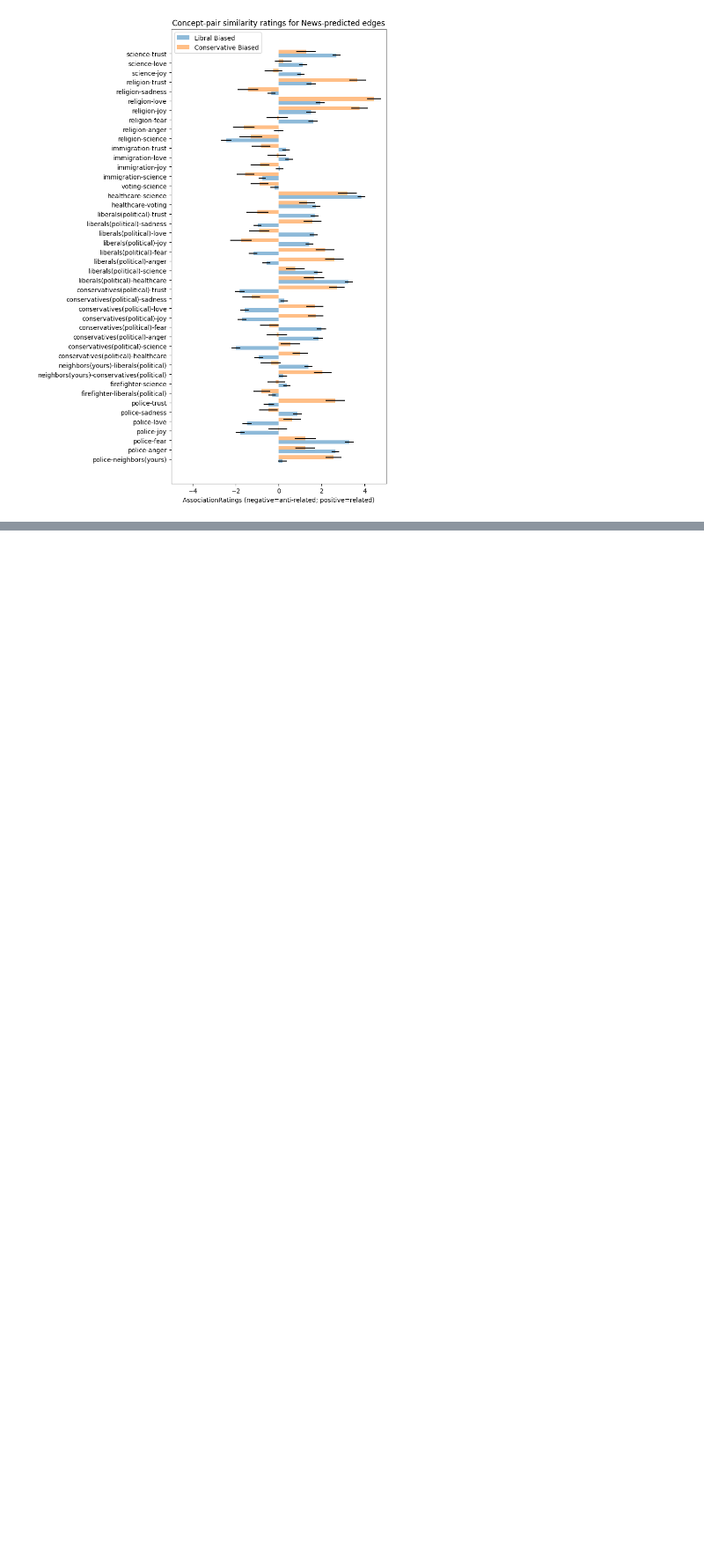
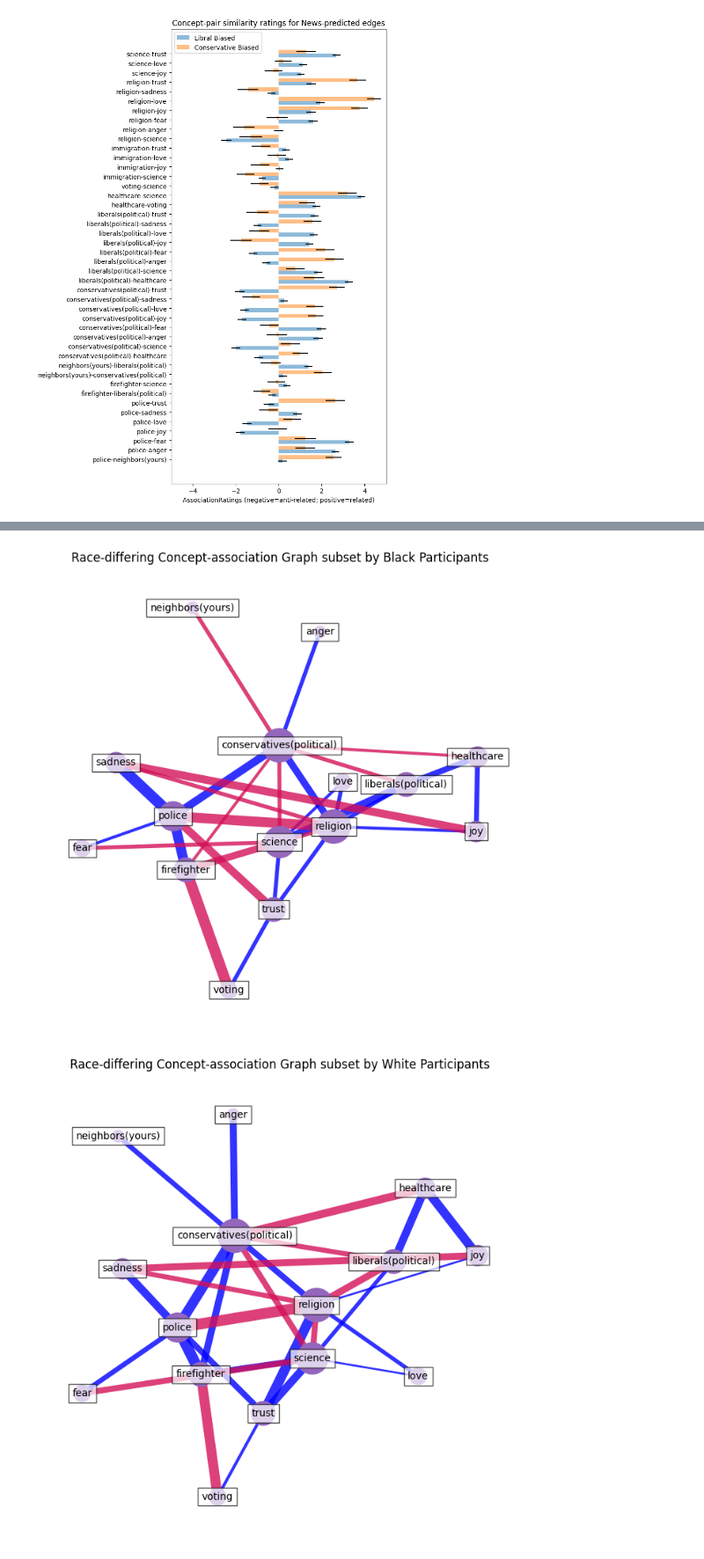
Before and after one commit to ExCaLBBR/ExCaLBBR_Projects, a Jupyter notebook: SocioenvironmentalGeometry/code/ConceptGeo_AnalysisPipeline.ipynb, the cells around one changed output, grey strips where cells are left out. Shown at 88% size. Saved outputs shown, nothing was run; the diff lists cells and outputs as text; code cells hidden in the pictures; blank space fills up the shorter version.

Commit message:
Edited graphs

```diff
--- a/SocioenvironmentalGeometry/code/ConceptGeo_AnalysisPipeline.ipynb
+++ b/SocioenvironmentalGeometry/code/ConceptGeo_AnalysisPipeline.ipynb
@@ -950,0 +949,73 @@ conceptPairsNews = conceptPairsNews.reset_index(drop=True)
+# %%
+# @title Draw graph of significant edges across race [THIS IS BEING CONVERTED TO THE DESIRED GRAPH IN THE PAPER]
+#Draw graph of significant edges across race
+
+#Draw Graph for Black participants
+Grb = nx.Graph()
+for e in range(len(conceptPairsRace)):
+  Grb.add_edge(conceptPairsRace[e][0], conceptPairsRace[e][1], weight = round(bfPRaM_sigEdges_grph_mean[e],1))
+
+pos = nx.spring_layout(Grb, iterations=10000, seed=9)  # positions for all nodes - seed for reproducibility
+
+# Format nodes
+bfPRaM_graphCentrality = round(pd.Series(nx.degree_centrality(Grb)),2) #make size of nodes proportional to centrality
+nx.draw_networkx_nodes(Grb, pos, node_size=(bfPRaM_graphCentrality*2000), node_color = 'tab:purple')
+label_options = {"ec": "k", "fc": "white", "alpha": 0.7}
+nx.draw_networkx_labels(Grb, pos, font_size=10, bbox=label_options)
+
+# Format edges
+elarge = [(u, v) for (u, v, d) in Grb.edges(data=True) if d["weight"] > (0 - min(bfPRaM_sigEdges_mean)) / (max(bfPRaM_sigEdges_mean) - min(bfPRaM_sigEdges_mean))]
+esmall = [(u, v) for (u, v, d) in Grb.edges(data=True) if d["weight"] <= (0 - min(bfPRaM_sigEdges_mean)) / (max(bfPRaM_sigEdges_mean) - min(bfPRaM_sigEdges_mean))]
+
+# edge width is proportional weight
+edgewidth = [Grb.get_edge_data(u, v)["weight"] for u, v in Grb.edges()]
+edgewidth = [(x+0.1) * 10 for x in edgewidth]
+
+nx.draw_networkx_edges(Grb, pos, edgelist=elarge, width=edgewidth, alpha = 0.8, edge_color="b") #specify attractor edges
+nx.draw_networkx_edges(Grb, pos, edgelist=esmall, width=edgewidth, alpha=0.8, edge_color="#D41159") #specify deflector edges [, style="dashed"]
+
+#Set figure parameters
+ax = plt.gca()
+plt.axis("off")
+plt.title('Race-differing Concept-association Graph subset by Black Participants')
+plt.rcParams["figure.figsize"] = [7, 7]
+plt.rcParams["figure.autolayout"] = True
+plt.show()
+
+
+
+#Draw Graph for White participants
+Grw = nx.Graph()
+for e in range(len(conceptPairsRace)):
+  Grw.add_edge(conceptPairsRace[e][0], conceptPairsRace[e][1], weight = round(wfPRaM_sigEdges_grph_mean[e],1))
+
+pos = nx.spring_layout(Grw, iterations=10000, seed=9)  # positions for all nodes - seed for reproducibility
+
+# Format nodes
+wfPRaM_graphCentrality = round(pd.Series(nx.degree_centrality(Grw)),2) #make size of nodes proportional to centrality
+nx.draw_networkx_nodes(Grw, pos, node_size=(wfPRaM_graphCentrality*2000), node_color = 'tab:purple')
+label_options = {"ec": "k", "fc": "white", "alpha": 0.7}
+nx.draw_networkx_labels(Grw, pos, font_size=10, bbox=label_options)
+
+# Format edges
+elarge = [(u, v) for (u, v, d) in Grw.edges(data=True) if d["weight"] > (0 - min(wfPRaM_sigEdges_mean)) / (max(wfPRaM_sigEdges_mean) - min(wfPRaM_sigEdges_mean))]
+esmall = [(u, v) for (u, v, d) in Grw.edges(data=True) if d["weight"] <= (0 - min(wfPRaM_sigEdges_mean)) / (max(wfPRaM_sigEdges_mean) - min(wfPRaM_sigEdges_mean))]
+
+# edge width is proportional weight
+edgewidth = [Grw.get_edge_data(u, v)["weight"] for u, v in Grw.edges()]
+edgewidth = [(x+0.1) * 10 for x in edgewidth]
+
+nx.draw_networkx_edges(Grw, pos, edgelist=elarge, width=edgewidth, alpha = 0.8, edge_color="b") #specify attractor edges
+nx.draw_networkx_edges(Grw, pos, edgelist=esmall, width=edgewidth, alpha=0.8, edge_color="#D41159") #specify deflector edges [, style="dashed"]
+
+
+#Set figure parameters
+ax = plt.gca()
+plt.axis("off")
+plt.title('Race-differing Concept-association Graph subset by White Participants')
+plt.rcParams["figure.figsize"] = [7, 7]
+#plt.rcParams["figure.autolayout"] = True
+plt.show()
+# %% [output]
+[figure, added]
+[figure, added]
```
Also changed, not shown: parts of 3 cells of this notebook.
